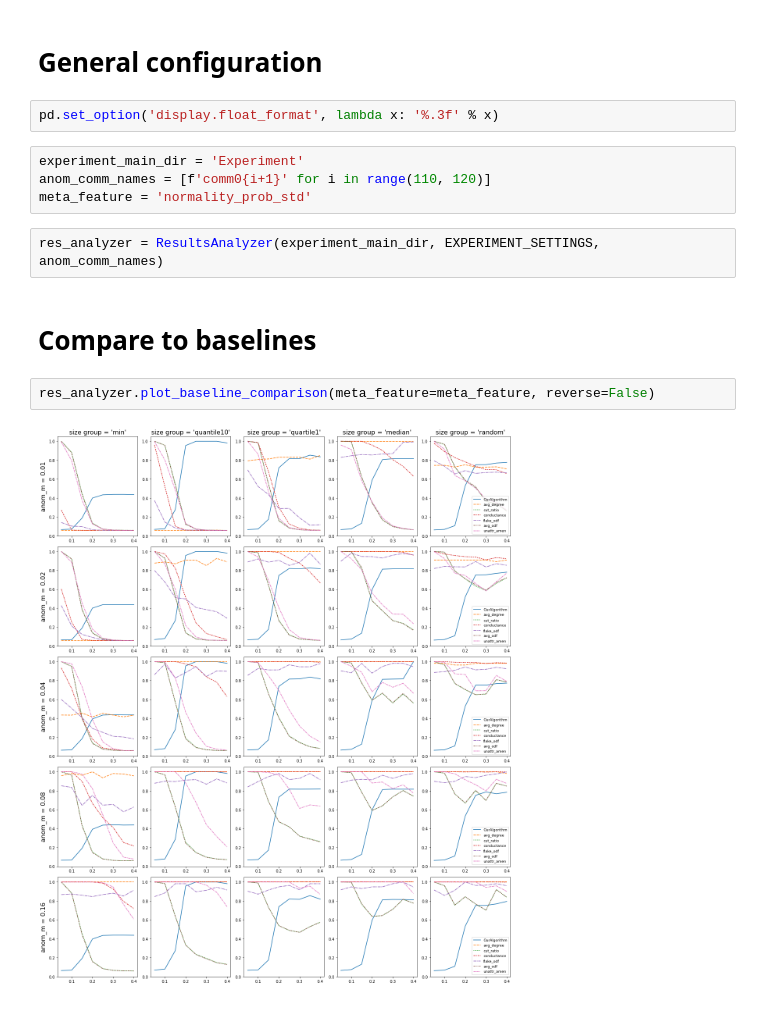
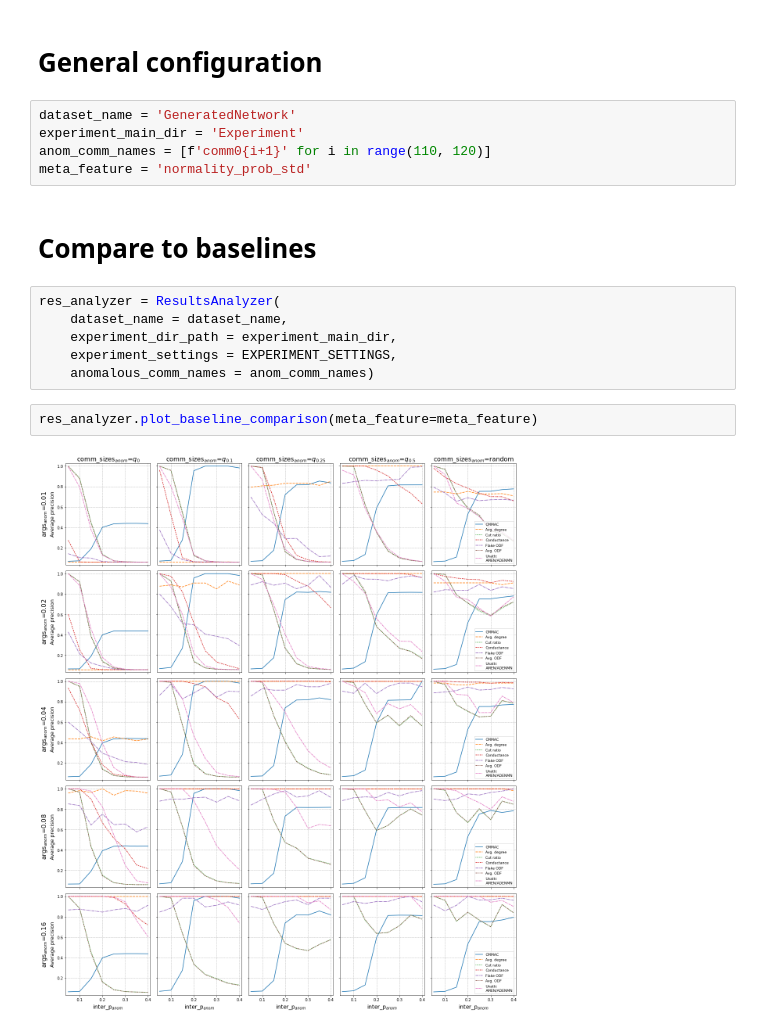
Before and after one commit to lapidshay/GenericAnomalousCommunitiesDetection, a Jupyter notebook: Evaluation/GeneratdNetwork/04__Results_analysis-Basline_comparison.ipynb, the cells around one changed output. Saved outputs shown, nothing was run; the diff lists cells and outputs as text.

Commit message:
Final Generated Network Evaluation Results

```diff
--- a/Evaluation/GeneratdNetwork/04__Results_analysis-Basline_comparison.ipynb
+++ b/Evaluation/GeneratdNetwork/04__Results_analysis-Basline_comparison.ipynb
@@ -18,17 +9,20 @@ from ResultsAnalyzer import ResultsAnalyzer
 chdir(original_cur_dir)
 # %% [markdown]
 # General configuration
-# %%
-pd.set_option('display.float_format', lambda x: '%.3f' % x)
 # %%
+dataset_name = 'GeneratedNetwork'
 experiment_main_dir = 'Experiment'
 anom_comm_names = [f'comm0{i+1}' for i in range(110, 120)]
 meta_feature = 'normality_prob_std'
-# %%
-res_analyzer = ResultsAnalyzer(experiment_main_dir, EXPERIMENT_SETTINGS, anom_comm_names)
 # %% [markdown]
 # Compare to baselines
+# %%
+res_analyzer = ResultsAnalyzer(
+    dataset_name = dataset_name,
+    experiment_dir_path = experiment_main_dir,
+    experiment_settings = EXPERIMENT_SETTINGS,
+    anomalous_comm_names = anom_comm_names)
 # %%
-res_analyzer.plot_baseline_comparison(meta_feature=meta_feature, reverse=False)
+res_analyzer.plot_baseline_comparison(meta_feature=meta_feature)
 # %% [output]
-[figure, old version]
+[figure, new version]
```
Also changed, not shown: parts of 4 cells of this notebook, 1 other file.
